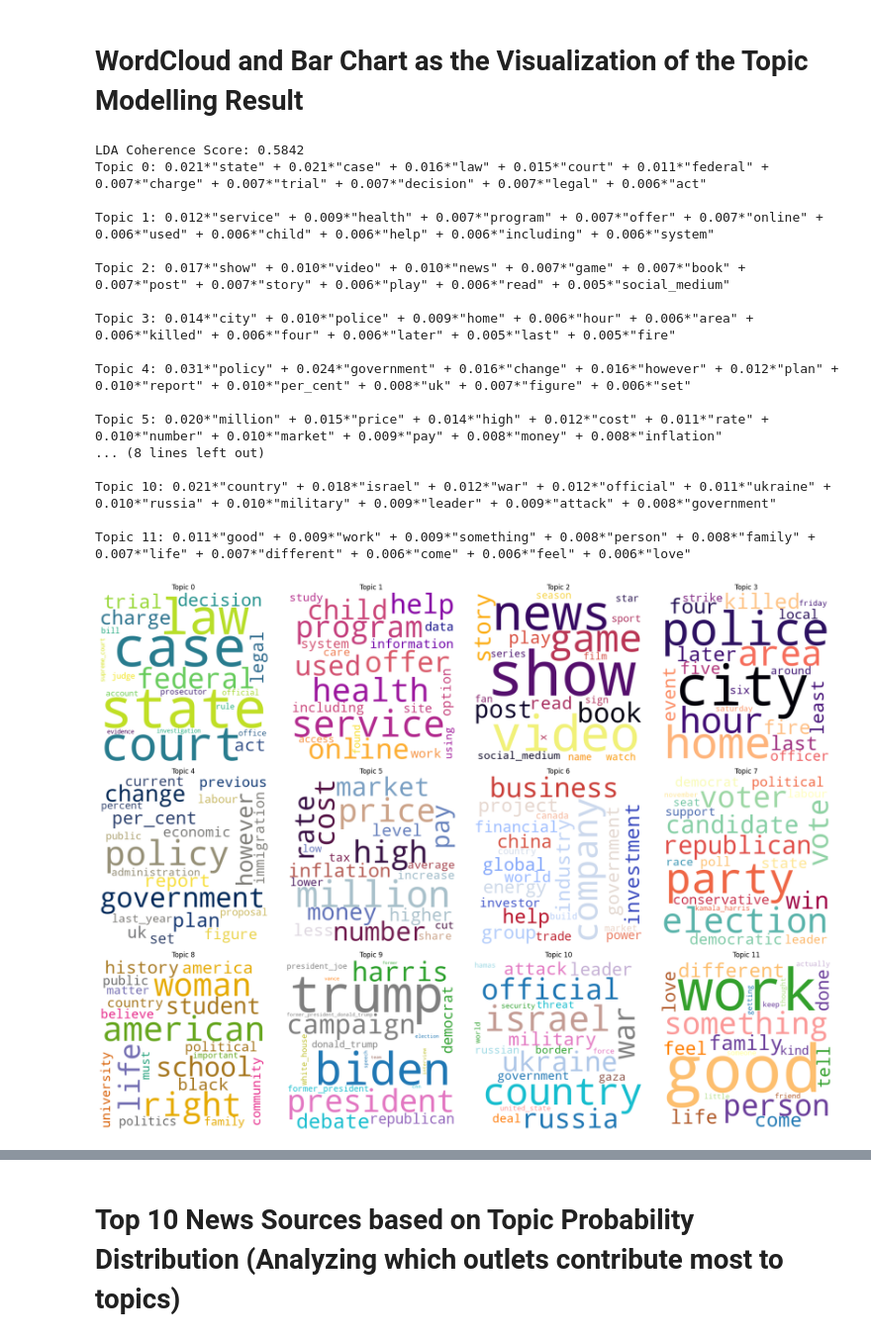
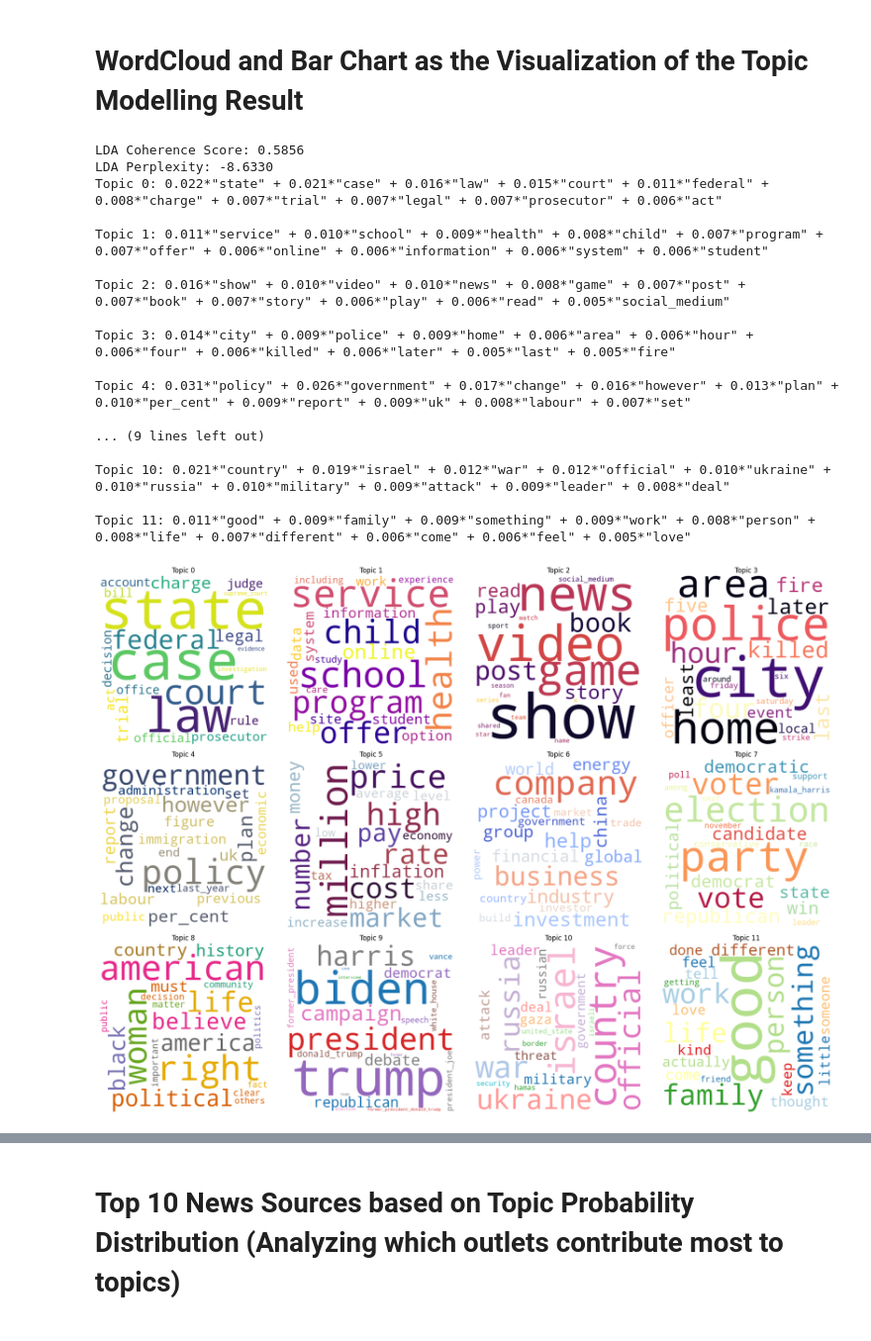
Before and after one commit to ziyouuu/news-bias-detection, a Jupyter notebook: TopicModelling/topicmodelling_content.ipynb, the cells around one changed output, grey strips where cells are left out. Shown at 99% size. Saved outputs shown, nothing was run; the diff lists cells and outputs as text; code cells hidden in the pictures.

Commit message:
Adding evaluation for news content topic modelling

```diff
--- a/TopicModelling/topicmodelling_content.ipynb
+++ b/TopicModelling/topicmodelling_content.ipynb
@@ -67,7 +67,6 @@ from wordcloud import WordCloud
 import multiprocessing
 from gensim.models.phrases import Phrases, Phraser
 from gensim.models import CoherenceModel
-from sklearn.feature_extraction.text import TfidfVectorizer
 import numpy as np
 import seaborn as sns
 
@@ -118,10 +117,15 @@ lda_model = LdaMulticore(
     random_state=42
 )
 
-# 7. Compute LDA Coherence Score
+# 7. Compute LDA Evaluation Metrics (Coherence & Perplexity)
 coherence_model = CoherenceModel(model=lda_model, texts=df['content_words'], dictionary=dictionary, coherence='c_v')
 coherence_score = coherence_model.get_coherence()
-print(f"LDA Coherence Score: {coherence_score:.4f}")
+
+perplexity_score = lda_model.log_perplexity(corpus)  # Perplexity: Lower is better
+
+# Print Evaluation Metrics
+print(f"LDA Coherence Score: {coherence_score:.4f}")  # Higher is better
+print(f"LDA Perplexity: {perplexity_score:.4f}")  # Lower is better
 
 # 8. Print the top words in each topic
 for idx, topic in lda_model.print_topics(num_words=10):
@@ -143,41 +147,41 @@ plt.tight_layout()
 plt.show()
 
 # 10. Save the model and dictionary
 lda_model.save("lda_model.model")
 dictionary.save("lda_dictionary.dict")
 
 # 11. Generate Bar Chart for Top 5 Words in Each Topic with Fully Distinct Colors
 fig, axes = plt.subplots(nrows=3, ncols=4, figsize=(20, 15))
 axes = axes.flatten()
 distinct_colors = sns.color_palette("Set3", num_topics)  # Using Set3 for better distinct colors
 
 for i in range(num_topics):
     topic_words = dict(lda_model.show_topic(i, 5))  # Get top 5 words
     words = list(topic_words.keys())
     values = list(topic_words.values())
 
     axes[i].barh(words, values, color=distinct_colors[i])  # Assign distinct colors
     axes[i].invert_yaxis()
     axes[i].set_title(f"Topic {i}", fontsize=14, fontweight='bold')
 
 plt.tight_layout()
 plt.show()
 # %% [output]
-LDA Coherence Score: 0.5842
-Topic 0: 0.021*"state" + 0.021*"case" + 0.016*"law" + 0.015*"court" + 0.011*"federal" + 0.007*"charge" + 0.007*"trial" + 0.007*"decision" + 0.007*"legal" + 0.006*"act"
+LDA Coherence Score: 0.5856
+LDA Perplexity: -8.6330
+Topic 0: 0.022*"state" + 0.021*"case" + 0.016*"law" + 0.015*"court" + 0.011*"federal" + 0.008*"charge" + 0.007*"trial" + 0.007*"legal" + 0.007*"prosecutor" + 0.006*"act"
 
-Topic 1: 0.012*"service" + 0.009*"health" + 0.007*"program" + 0.007*"offer" + 0.007*"online" + 0.006*"used" + 0.006*"child" + 0.006*"help" + 0.006*"including" + 0.006*"system"
+Topic 1: 0.011*"service" + 0.010*"school" + 0.009*"health" + 0.008*"child" + 0.007*"program" + 0.007*"offer" + 0.006*"online" + 0.006*"information" + 0.006*"system" + 0.006*"student"
 
-Topic 2: 0.017*"show" + 0.010*"video" + 0.010*"news" + 0.007*"game" + 0.007*"book" + 0.007*"post" + 0.007*"story" + 0.006*"play" + 0.006*"read" + 0.005*"social_medium"
+Topic 2: 0.016*"show" + 0.010*"video" + 0.010*"news" + 0.008*"game" + 0.007*"post" + 0.007*"book" + 0.007*"story" + 0.006*"play" + 0.006*"read" + 0.005*"social_medium"
 
-Topic 3: 0.014*"city" + 0.010*"police" + 0.009*"home" + 0.006*"hour" + 0.006*"area" + 0.006*"killed" + 0.006*"four" + 0.006*"later" + 0.005*"last" + 0.005*"fire"
+Topic 3: 0.014*"city" + 0.009*"police" + 0.009*"home" + 0.006*"area" + 0.006*"hour" + 0.006*"four" + 0.006*"killed" + 0.006*"later" + 0.005*"last" + 0.005*"fire"
 
-Topic 4: 0.031*"policy" + 0.024*"government" + 0.016*"change" + 0.016*"however" + 0.012*"plan" + 0.010*"report" + 0.010*"per_cent" + 0.008*"uk" + 0.007*"figure" + 0.006*"set"
+Topic 4: 0.031*"policy" + 0.026*"government" + 0.017*"change" + 0.016*"however" + 0.013*"plan" + 0.010*"per_cent" + 0.009*"report" + 0.009*"uk" + 0.008*"labour" + 0.007*"set"
 
-Topic 5: 0.020*"million" + 0.015*"price" + 0.014*"high" + 0.012*"cost" + 0.011*"rate" + 0.010*"number" + 0.010*"market" + 0.009*"pay" + 0.008*"money" + 0.008*"inflation"
-... (8 lines left out)
+... (9 lines left out)
 
-Topic 10: 0.021*"country" + 0.018*"israel" + 0.012*"war" + 0.012*"official" + 0.011*"ukraine" + 0.010*"russia" + 0.010*"military" + 0.009*"leader" + 0.009*"attack" + 0.008*"government"
+Topic 10: 0.021*"country" + 0.019*"israel" + 0.012*"war" + 0.012*"official" + 0.010*"ukraine" + 0.010*"russia" + 0.010*"military" + 0.009*"attack" + 0.009*"leader" + 0.008*"deal"
 
-Topic 11: 0.011*"good" + 0.009*"work" + 0.009*"something" + 0.008*"person" + 0.008*"family" + 0.007*"life" + 0.007*"different" + 0.006*"come" + 0.006*"feel" + 0.006*"love"
+Topic 11: 0.011*"good" + 0.009*"family" + 0.009*"something" + 0.009*"work" + 0.008*"person" + 0.008*"life" + 0.007*"different" + 0.006*"come" + 0.006*"feel" + 0.005*"love"
-[figure, old version]
+[figure, new version]
```
Also changed, not shown: parts of 1 cell of this notebook.
